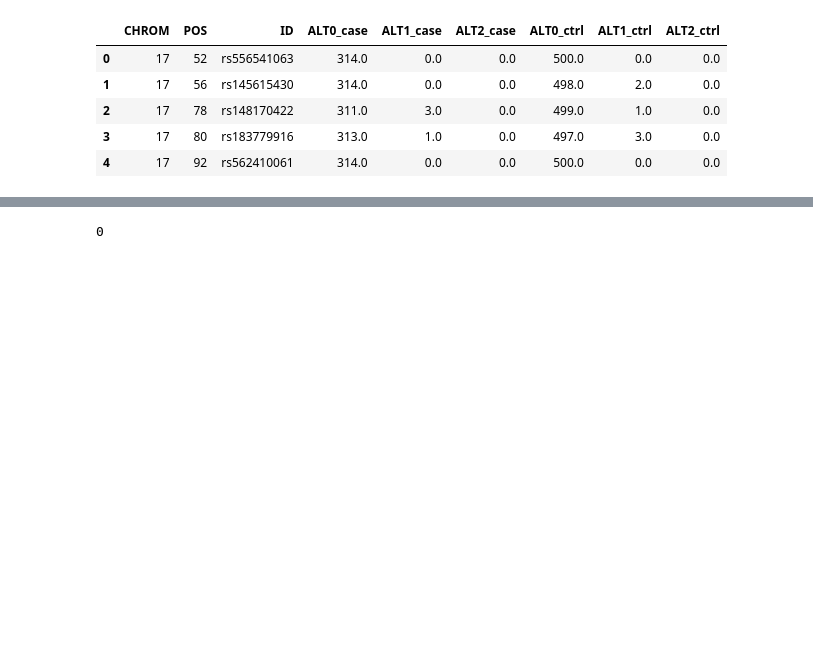
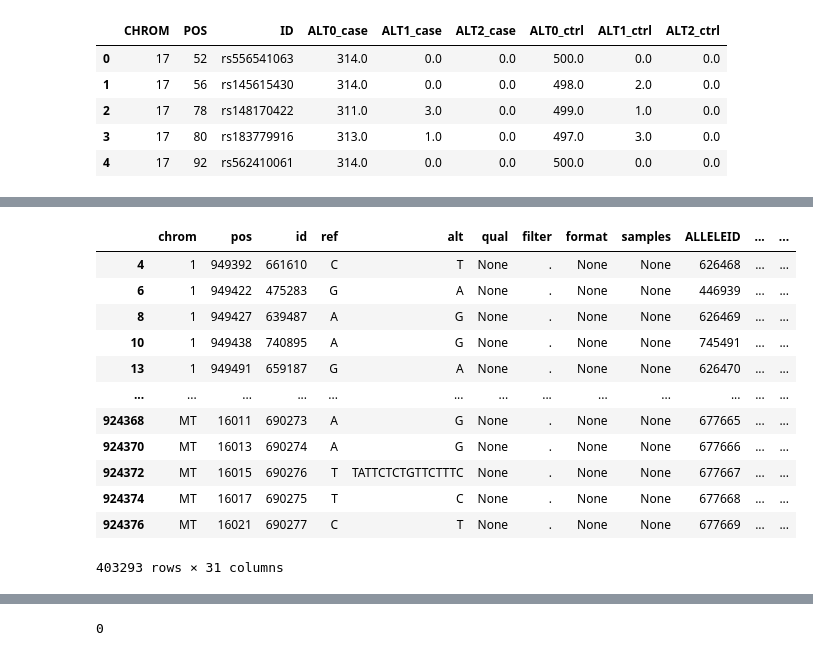
Before and after one commit to numpde/Team03, a Jupyter notebook: project2/solution/idiva/db/database_exploration.ipynb, the cells around one changed output, grey strips where cells are left out. Cells and saved outputs as stored; diff of their text form; code cells hidden in the pictures; blank space fills up the shorter version.

```diff
--- a/project2/solution/idiva/db/database_exploration.ipynb
+++ b/project2/solution/idiva/db/database_exploration.ipynb
@@ -198,3 +115,19 @@ pdf_clinvar.head()
+# %%
+pdf_clinvar[~pdf_clinvar.RS.isna()]
+# %% [output]
+|  | chrom | pos | id | ref | alt | qual | filter | format | samples | ALLELEID | ... | ... |
+| 4 | 1 | 949392 | 661610 | C | T | None | . | None | None | 626468 | ... | ... |
+| 6 | 1 | 949422 | 475283 | G | A | None | . | None | None | 446939 | ... | ... |
+| 8 | 1 | 949427 | 639487 | A | G | None | . | None | None | 626469 | ... | ... |
+| 10 | 1 | 949438 | 740895 | A | G | None | . | None | None | 745491 | ... | ... |
+| 13 | 1 | 949491 | 659187 | G | A | None | . | None | None | 626470 | ... | ... |
+| ... | ... | ... | ... | ... | ... | ... | ... | ... | ... | ... | ... | ... |
+| 924368 | MT | 16011 | 690273 | A | G | None | . | None | None | 677665 | ... | ... |
+| 924370 | MT | 16013 | 690274 | A | G | None | . | None | None | 677666 | ... | ... |
+| 924372 | MT | 16015 | 690276 | T | TATTCTCTGTTCTTTC | None | . | None | None | 677667 | ... | ... |
+| 924374 | MT | 16017 | 690275 | T | C | None | . | None | None | 677668 | ... | ... |
+| 924376 | MT | 16021 | 690277 | C | T | None | . | None | None | 677669 | ... | ... |
+403293 rows × 31 columns
 # %%
 merge_on_RS = pdf_case_control.merge(pdf_clinvar[~pdf_clinvar.RS.isna()], left_on='ID', right_on='RS', how='inner')
 # %%
```
Also changed, not shown: parts of 50 cells of this notebook.
